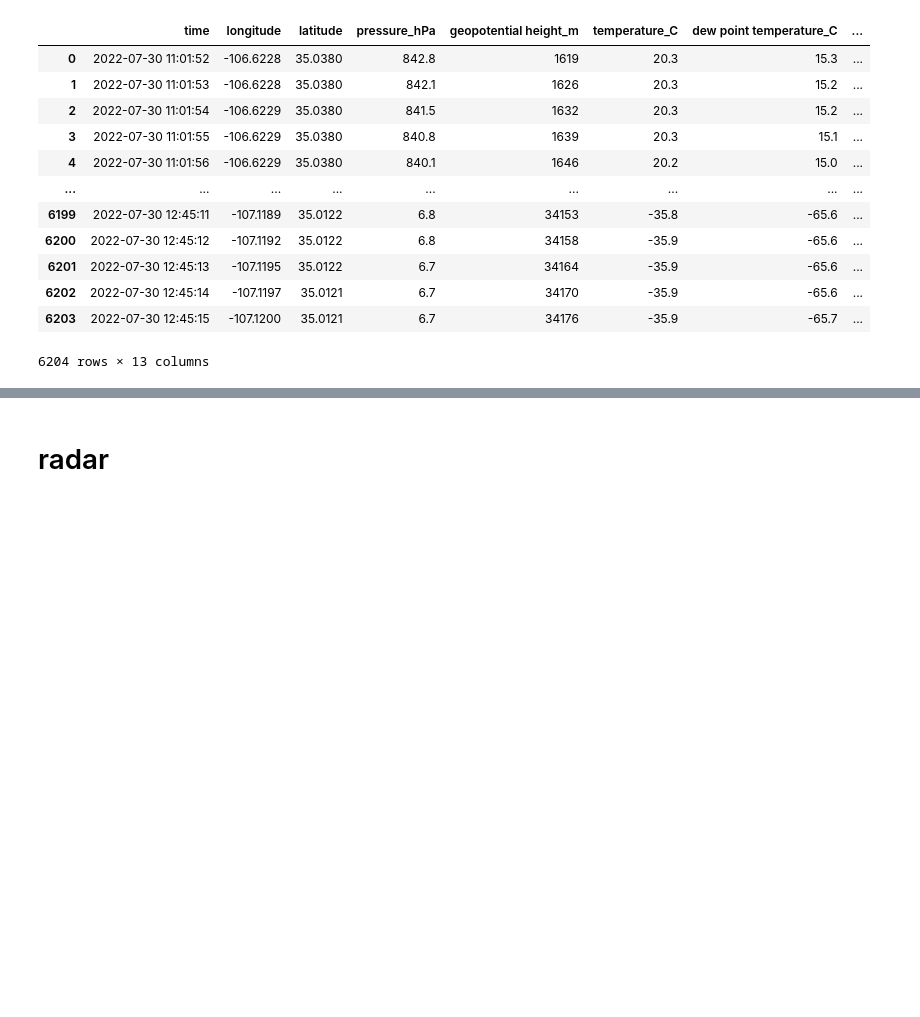
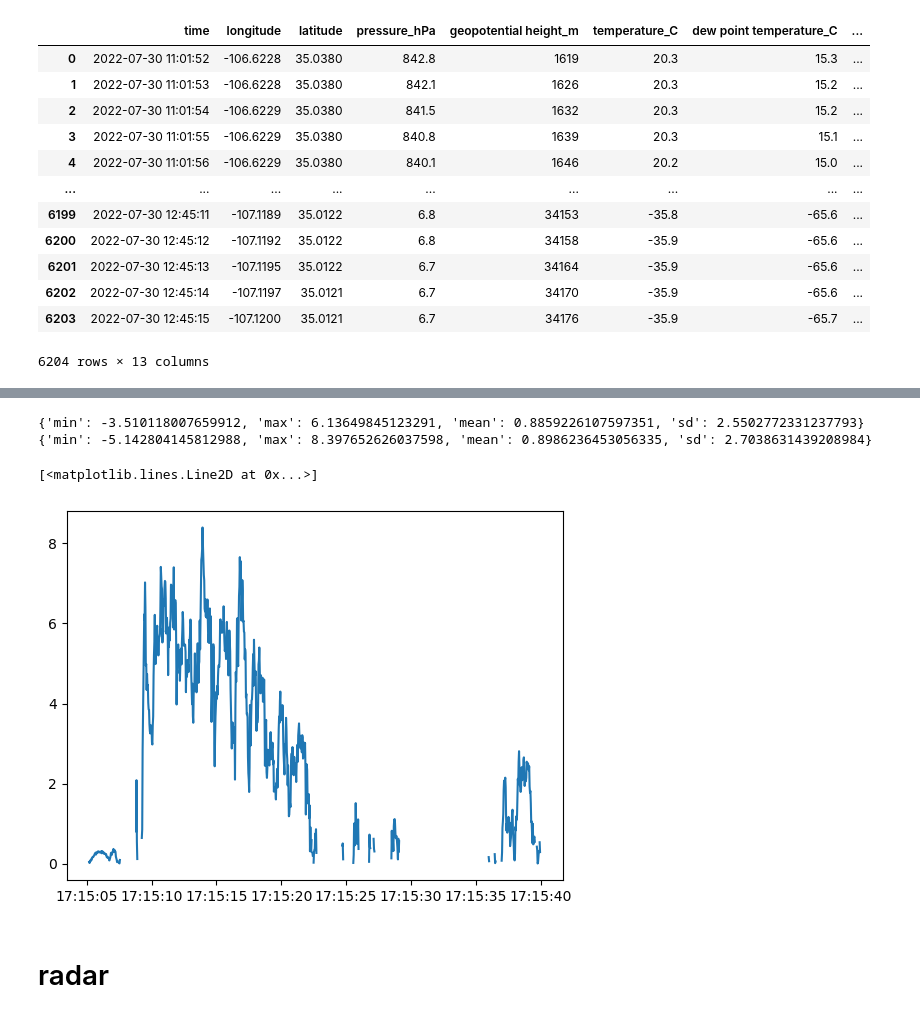
Before and after one commit to ezriri/simple-graupel-model, a Jupyter notebook: DCMEX_tuning.ipynb, the cells around one changed output, grey strips where cells are left out. Drawn from its saved outputs; the diff is of its cells as text; code cells hidden in the pictures; blank space fills up the shorter version.

```diff
--- a/DCMEX_tuning.ipynb
+++ b/DCMEX_tuning.ipynb
@@ -165,0 +231,40 @@ am_30th
+# %%
+combined_dic = {
+    'w_aimms': {'data': w, 'unit': w_unit, 'time': w['time'].values, 'colour': 'blue', 'label' : 'W aimms'},
+    'w_faam_1hz': {'data': faam_w, 'unit': faam_w_unit, 'time': faam_w['time'].values, 'colour': 'violet', 'label' : 'W faam 1hz'},
+    'w_faam_high': {'data': w_high_flat, 'unit': faam_w_unit_high, 'time': w_time_high, 'colour': 'coral', 'label' : 'W faam 32hz'},
+    'uv_wind_direction': {'data': uv_wind_direction, 'unit': uv_wind_direction.data.units, 'time': uv_wind_direction['time'].values, 'colour': 'seagreen', 'label' : 'UV Direction'},
+    'uv_wind_speed': {'data': uv_wind_speed, 'unit': uv_wind_speed.data.units, 'time': uv_wind_speed['time'].values, 'colour': 'navy', 'label' : 'UV Speed'},
+    'N_d_high': {'data': new_cdp_high_rate, 'unit': new_cdp_high_rate.attrs.get('units'), 'time': new_cdp_high_rate['time'].values, 'colour': 'gray', 'label' : 'N_d high rate'},
+    'alt_gin': {'data': alt, 'unit': alt_unit, 'time': alt['Time'].values, 'colour': 'tab:red', 'label' : 'Alt'},
+    'temp': {'data': temp_c, 'unit': temp_c_unit, 'time': temp_c['Time'].values, 'colour': 'tab:purple', 'label' : 'Temp'},
+    'mean_LWC': {'data': LWC, 'unit': LWC_unit, 'time': LWC['Time'].values, 'colour': 'crimson', 'label' : 'LWC 1hz'},
+    'mean_LWC_64hz': {'data': LWC_64hz, 'unit': LWC_unit_64hz, 'time': LWC_64hz['Time'].values, 'colour': 'purple', 'label' : 'LWC 64hz'}}
+# %%
+# slice by cloud pass?
+a_time_idx = 8
+dt_start = start_times_buf[a_time_idx]
+dt_end = end_times_buf[a_time_idx]
+pass_title = (f'cloud pass {str(dt_start)[11:]} to {str(dt_end)[11:]}')
+
+sliced_dic = {}
+for var, d in combined_dic.items():
+    time = pd.to_datetime(d["time"])
+    mask = (time >= dt_start) & (time <= dt_end)
+
+    if hasattr(d["data"], "sel"):
+        time_coord = "time" if "time" in d["data"].coords else "Time"
+        sliced_data = d["data"].sel({
+            time_coord: slice(dt_start, dt_end)
+        })
+
+    else:
+        # this is the cnn data, need to split into habits
+        sliced_data = d["data"][mask]
+
+    sliced_dic[var] = {
+        **d,
+        "data": sliced_data,
+        "time": time[mask],
+    }
+print(pass_title)
@@ -166,3 +273,29 @@ am_30th
+# %%
+#faam_w.values.nanmin()
+stats = {
+    "min": sliced_dic['w_faam_1hz']['data'].min().compute().item(),
+    "max": sliced_dic['w_faam_1hz']['data'].max().compute().item(),
+    "mean": sliced_dic['w_faam_1hz']['data'].mean().compute().item(),
+    "sd": sliced_dic['w_faam_1hz']['data'].std().compute().item(),}
+
+stats_high = {
+    "min": sliced_dic['w_faam_high']['data'].min().compute().item(),
+    "max": sliced_dic['w_faam_high']['data'].max().compute().item(),
+    "mean": sliced_dic['w_faam_high']['data'].mean().compute().item(),
+    "sd": sliced_dic['w_faam_high']['data'].std().compute().item(),}
+
+print(stats)
+print(stats_high)
+# %% [output]
+{'min': -3.510118007659912, 'max': 6.13649845123291, 'mean': 0.8859226107597351, 'sd': 2.5502772331237793}
+{'min': -5.142804145812988, 'max': 8.397652626037598, 'mean': 0.8986236453056335, 'sd': 2.7038631439208984}
+# %%
+w_faam_high = sliced_dic['w_faam_high']['data']
+w_faam_high_masked = w_faam_high.where(w_faam_high >= 0)
+plt.plot(sliced_dic['w_faam_high']['time'], w_faam_high_masked)
+# %% [output]
+[<matplotlib.lines.Line2D at 0x...>]
+[figure, added]
 # %% [markdown]
 # radar
 # %%
```
Also changed, not shown: parts of 6 cells of this notebook, 9 other files.
